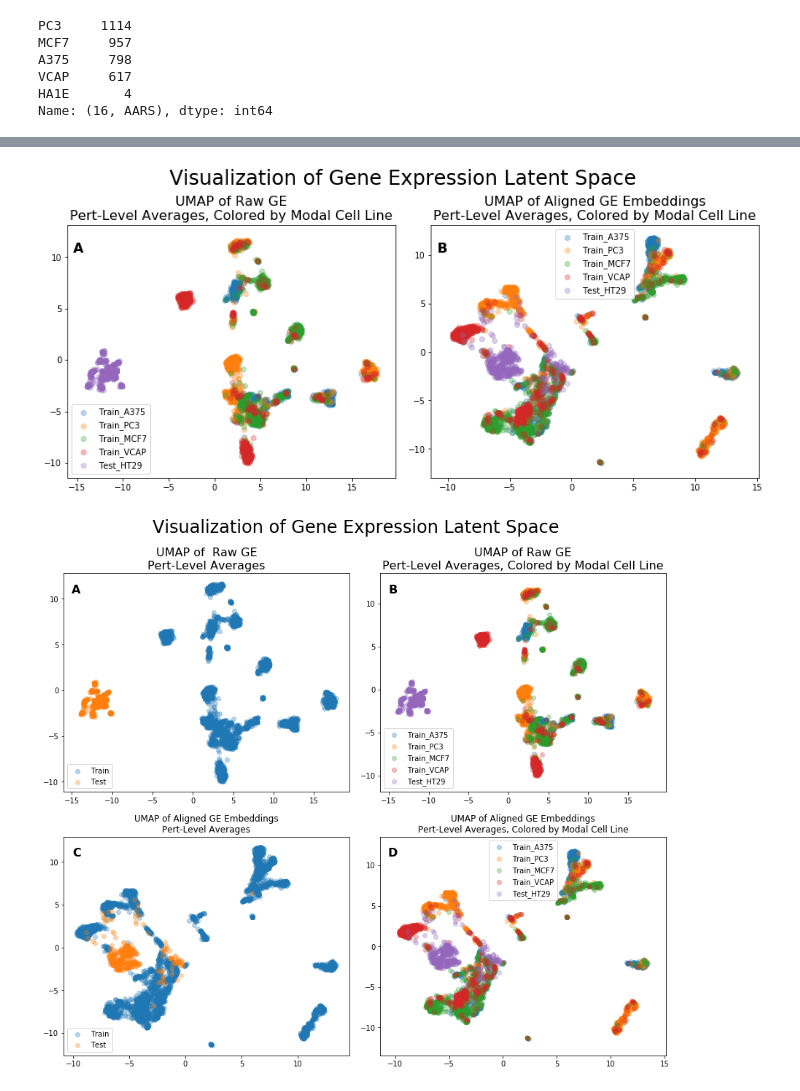
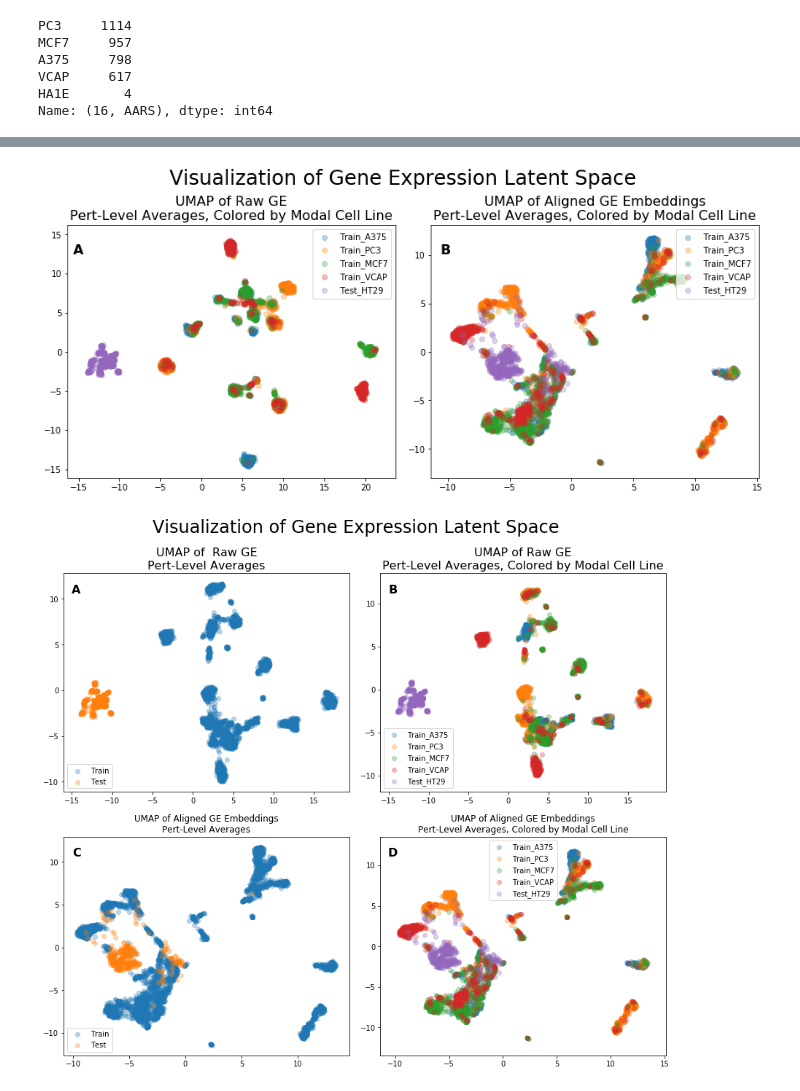
Before and after one commit to sgfin/molecule_ge_coordinated_embeddings, a Jupyter notebook: notebooks/results_drug_cell_split.ipynb, the cells around one changed output, grey strips where cells are left out. Cells and saved outputs as stored; diff of their text form; code cells hidden in the pictures.

```diff
--- a/notebooks/results_drug_cell_split.ipynb
+++ b/notebooks/results_drug_cell_split.ipynb
@@ -243,11 +243,19 @@ gex_embeddings_mean_trainCelltestPert_pd.shape
 # %%
 ge_tuples_train = list(zip(ge_loader_train.dataset.lincs_dataset.l1000_perts.index.get_level_values("canonical_smiles"),
          ge_loader_train.dataset.lincs_dataset.l1000_perts.index.get_level_values("cell_id")))
+
+
 
 gex_raw_train_stratMean_pd = pd.DataFrame(gex_raw_train[:,978:978*2],
                                        index = pd.MultiIndex.from_tuples(ge_tuples_train, names=['canonical_smiles', 'cell_id'])
                                       ) \
                 .groupby(["canonical_smiles","cell_id"]).mean().groupby("canonical_smiles").mean()
+
+gex_raw_train_stratMean_full_pd = pd.DataFrame(gex_raw_train,
+                                       index = pd.MultiIndex.from_tuples(ge_tuples_train, names=['canonical_smiles', 'cell_id'])
+                                      ) \
+                .groupby(["canonical_smiles","cell_id"]).mean().groupby("canonical_smiles").mean()
+
 
 gex_raw_train_stratMean_controls_pd = pd.DataFrame(gex_raw_train[:,0:978],
                                    index = pd.MultiIndex.from_tuples(ge_tuples_train, names=['canonical_smiles', 'cell_id'])
@@ -259,6 +267,7 @@ gex_embed_train_stratMean_pd = pd.DataFrame(gex_embeddings_train,
                                       ) \
                 .groupby(["canonical_smiles","cell_id"]).mean().groupby("canonical_smiles").mean()
 
+
 ge_tuples = list(zip(ge_loader_val.dataset.lincs_dataset.l1000_perts.index.get_level_values("canonical_smiles"),
          ge_loader_val.dataset.lincs_dataset.l1000_perts.index.get_level_values("cell_id")))
 
@@ -266,6 +275,12 @@ gex_raw_stratMean_pd = pd.DataFrame(gex_raw[:,978:978*2],
                                        index = pd.MultiIndex.from_tuples(ge_tuples, names=['canonical_smiles', 'cell_id'])
                                       ) \
                 .groupby(["canonical_smiles","cell_id"]).mean().groupby("canonical_smiles").mean()
+
+gex_raw_stratMean_full_pd = pd.DataFrame(gex_raw,
+                                       index = pd.MultiIndex.from_tuples(ge_tuples, names=['canonical_smiles', 'cell_id'])
+                                      ) \
+                .groupby(["canonical_smiles","cell_id"]).mean().groupby("canonical_smiles").mean()
+
 
 gex_raw_stratMean_controls_pd = pd.DataFrame(gex_raw[:,0:978],
                                        index = pd.MultiIndex.from_tuples(ge_tuples, names=['canonical_smiles', 'cell_id'])
@@ -291,6 +306,10 @@ umap_raw_ge_fitall_train = reducer.fit(train_test_stack_ge_raw).transform(gex_ra
 train_test_stack_ge_raw_controls = np.vstack([gex_raw_train_stratMean_controls_pd, gex_raw_stratMean_controls_pd])
 umap_raw_ge_controls_fitall = reducer.fit(train_test_stack_ge_raw).transform(gex_raw_stratMean_controls_pd)
 umap_raw_ge_controls_fitall_train = reducer.fit(train_test_stack_ge_raw).transform(gex_raw_train_stratMean_controls_pd)
+# %%
+train_test_stack_ge_raw_full = np.vstack([gex_raw_train_stratMean_full_pd, gex_raw_stratMean_full_pd])
+umap_raw_ge_full_fitall = reducer.fit(train_test_stack_ge_raw_full).transform(gex_raw_stratMean_full_pd)
+umap_raw_ge_full_fitall_train = reducer.fit(train_test_stack_ge_raw_full).transform(gex_raw_train_stratMean_full_pd)
 # %% [raw]
 import umap
 reducer = umap.UMAP()
@@ -411,24 +494,24 @@ fig, (ax1, ax2) = plt.subplots(ncols=2, nrows=1, sharey=False, sharex=False, con
 
 
 inds_train_a375 = np.where(smiles_to_cellIDs.values == "A375")
-ax1.scatter(umap_raw_ge_fitall_train[inds_train_a375, 0],
-            umap_raw_ge_fitall_train[inds_train_a375, 1], label="Train_A375", alpha=alpha)
+ax1.scatter(umap_raw_ge_full_fitall_train[inds_train_a375, 0],
+            umap_raw_ge_full_fitall_train[inds_train_a375, 1], label="Train_A375", alpha=alpha)
 
 inds_train_PC3 = np.where(smiles_to_cellIDs.values == "PC3")
-ax1.scatter(umap_raw_ge_fitall_train[inds_train_PC3, 0],
-            umap_raw_ge_fitall_train[inds_train_PC3, 1], label="Train_PC3", alpha=alpha)
+ax1.scatter(umap_raw_ge_full_fitall_train[inds_train_PC3, 0],
+            umap_raw_ge_full_fitall_train[inds_train_PC3, 1], label="Train_PC3", alpha=alpha)
 
 inds_train_MCF7 = np.where(smiles_to_cellIDs.values == "MCF7")
-ax1.scatter(umap_raw_ge_fitall_train[inds_train_MCF7, 0],
-            umap_raw_ge_fitall_train[inds_train_MCF7, 1], label="Train_MCF7", alpha=alpha)
+ax1.scatter(umap_raw_ge_full_fitall_train[inds_train_MCF7, 0],
+            umap_raw_ge_full_fitall_train[inds_train_MCF7, 1], label="Train_MCF7", alpha=alpha)
 
 inds_train_VCAP = np.where(smiles_to_cellIDs.values == "VCAP")
-ax1.scatter(umap_raw_ge_fitall_train[inds_train_VCAP, 0],
-            umap_raw_ge_fitall_train[inds_train_VCAP, 1], label="Train_VCAP", alpha=alpha)
+ax1.scatter(umap_raw_ge_full_fitall_train[inds_train_VCAP, 0],
+            umap_raw_ge_full_fitall_train[inds_train_VCAP, 1], label="Train_VCAP", alpha=alpha)
 ax1.scatter(umap_raw_ge_fitall[:, 0], umap_raw_ge_fitall[:, 1], label="Test_HT29", alpha=alpha)
 ax1.set(title = 'UMAP of Raw GE\nPert-Level Averages, Colored by Modal Cell Line')
 ax1.title.set_size(title_size)
-ax1.legend(loc=3)
+ax1.legend(loc=1)
 
 inds_train_a375 = np.where(smiles_to_cellIDs.values == "A375")
 ax2.scatter(umap_embed_ge_fitall_train[inds_train_a375, 0],
@@ -436,35 +519,35 @@ ax2.scatter(umap_embed_ge_fitall_train[inds_train_a375, 0],
 
 inds_train_PC3 = np.where(smiles_to_cellIDs.values == "PC3")
 ax2.scatter(umap_embed_ge_fitall_train[inds_train_PC3, 0],
             umap_embed_ge_fitall_train[inds_train_PC3, 1], label="Train_PC3", alpha=alpha)
 
 inds_train_MCF7 = np.where(smiles_to_cellIDs.values == "MCF7")
 ax2.scatter(umap_embed_ge_fitall_train[inds_train_MCF7, 0],
             umap_embed_ge_fitall_train[inds_train_MCF7, 1], label="Train_MCF7", alpha=alpha)
 
 inds_train_VCAP = np.where(smiles_to_cellIDs.values == "VCAP")
 ax2.scatter(umap_embed_ge_fitall_train[inds_train_VCAP, 0],
             umap_embed_ge_fitall_train[inds_train_VCAP, 1], label="Train_VCAP", alpha=alpha)
 ax2.scatter(umap_embed_ge_fitall[:, 0], umap_embed_ge_fitall[:, 1], label="Test_HT29", alpha=alpha)
 ax2.set(title = 'UMAP of Aligned GE Embeddings\nPert-Level Averages, Colored by Modal Cell Line')
 ax2.title.set_size(title_size)
-ax2.legend()
+ax2.legend(loc=1)
 
 ax1.text(label_offsetx, label_offsety, "A", transform=ax3.transAxes,
       fontsize=16, fontweight='bold', va='top', ha='right')
 ax2.text(label_offsetx, label_offsety, "B", transform=ax4.transAxes,
       fontsize=16, fontweight='bold', va='top', ha='right')
 
 fig.set_figwidth(12)
 fig.set_figheight(5)
 fig.suptitle("Visualization of Gene Expression Latent Space", fontsize=24, y = 1.08)
 
 plt.savefig(FIG_SAVE_PATH + 'ge_latent_cellLine_strat_onlypert.png', bbox_inches='tight')
 plt.savefig(FIG_SAVE_PATH + 'ge_latent_cellLine_strat_onlypert.pdf', bbox_inches='tight')
 
 plt.show()
 # %% [output]
-[figure, old version]
+[figure, new version]
 # %%
 fig, ((ax1, ax2), (ax3, ax4)) = plt.subplots(ncols=2, nrows=2, sharey=False, sharex=False, constrained_layout=True)
 
```
Also changed, not shown: parts of 3 cells of this notebook.
